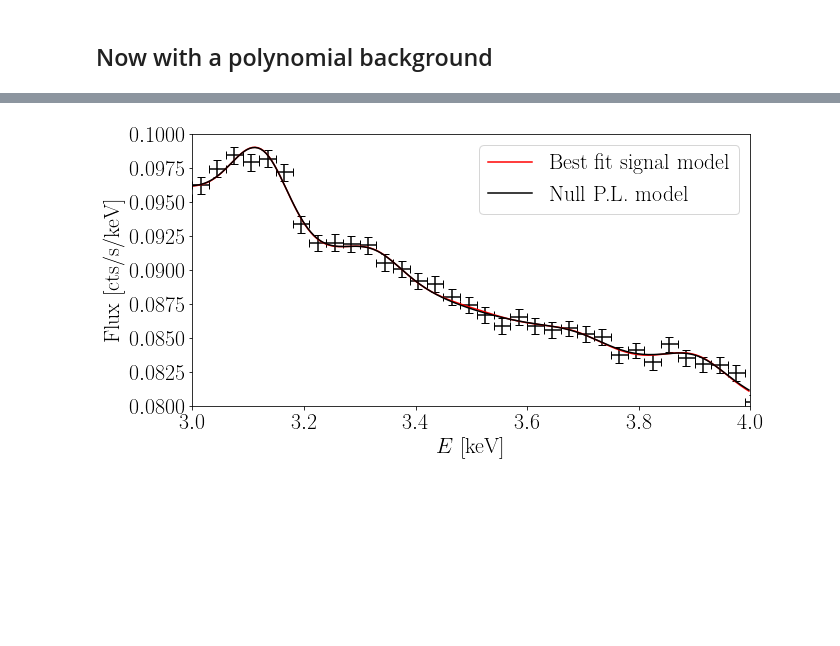
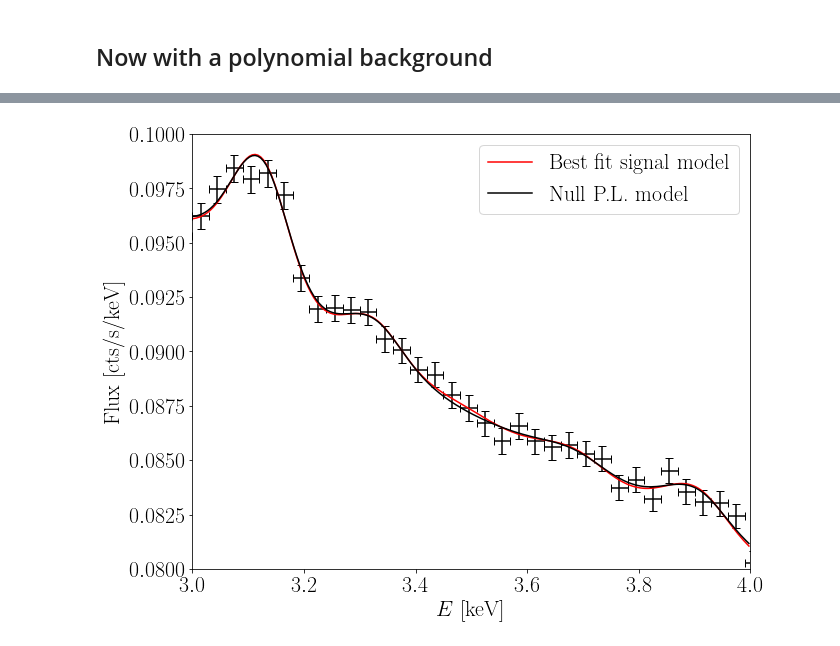
Before and after one commit to bsafdi/BlankSkyfor3p5, a Jupyter notebook: Jupyter/BMRS20_mos_our_cuts.ipynb, the cells around one changed output, grey strips where cells are left out. Cells and saved outputs as stored; diff of their text form; code cells hidden in the pictures; blank space fills up the shorter version.

```diff
--- a/Jupyter/BMRS20_mos_our_cuts.ipynb
+++ b/Jupyter/BMRS20_mos_our_cuts.ipynb
@@ -39,5 +38,5 @@ By default we will look for an anomalous line at 3.55 keV, as defined by the EUX
 # %%
-EUXL = 3.50#3.48#3.50 [keV]
+EUXL = 3.48 # [keV]
 # %% [markdown]
 **NB:** changing EUXL will of course vary the results below, and values in the surrounding discussion will not necessarily be reflective.
 
@@ -686,30 +689,27 @@ NB: the best-fit signal strength in this case is: 0.0028506317170190745  cts/cm$
 # %%
-fig = plt.figure(figsize=(10,5))
+fig = plt.figure(figsize=(10,8))
 
 plt.errorbar(avg_data(Energies,6),avg_data(data,6),yerr=np.sqrt(6*avg_data(data_yerrs**2,6))/6.,xerr=6*(Energies[1]-Energies[0])/2.,
              color="black",marker="o", fmt='none',capsize=4) #label="data"
-
 
 plt.plot(Energies_reduced,mod_2power_four_lines(Energies_reduced,mn.x[1:])+mn.x[0]*mod_UXL_reduced,
          'r-',label =r"Best fit signal model")
 x0 = np.array([bf_QPB[0],bf_QPB[1], 0.064218, -0.4306988 , 0.02542355 , 0.01451921 , 0.09027154,  0.03331636])
 plt.plot(Energies_reduced,mod_2power_four_lines(Energies_reduced,mn_null.x),
          'k-',label =r"Null P.L. model")
-
-
 
 plt.xlim(3,4)
 
 plt.ylim(0.08,0.1)
 
 plt.xticks(fontsize=22)
 plt.yticks(fontsize=22)
 plt.xlabel(r"$E$ [keV]",fontsize=22)
 plt.ylabel(r"Flux [cts/s/keV]",fontsize=22)
 plt.legend(fontsize=22)
 plt.show()
 # %% [output]
-[figure, old version]
+[figure, new version]
 # %%
 A_sig_array = np.linspace(mn.x[0],0.05,100)
 chi2_sig_array = np.zeros(len(A_sig_array))
```
Also changed, not shown: parts of 56 cells of this notebook, 16 other files.
